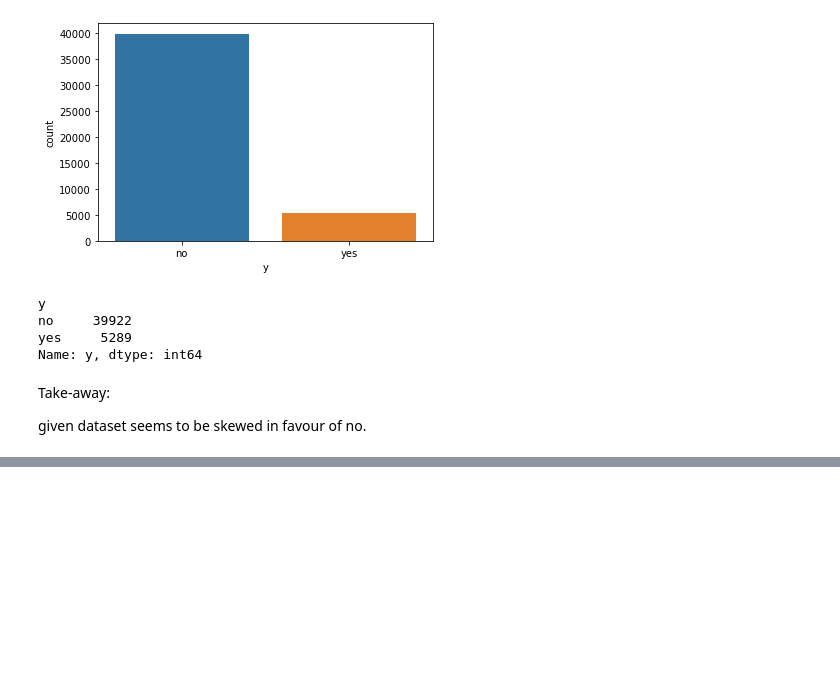
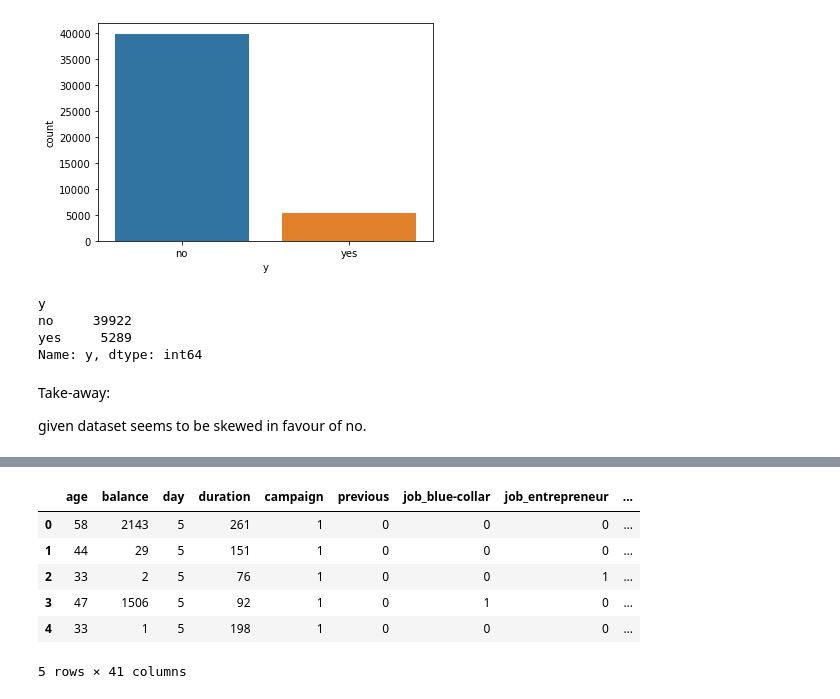
Before and after one commit to devanglad/ML_CW_04, a Jupyter notebook: AssignDlad.ipynb, the cells around one changed output, grey strips where cells are left out. Drawn from its saved outputs; the diff is of its cells as text; code cells hidden in the pictures; blank space fills up the shorter version.

Commit message:
columns removed

```diff
--- a/AssignDlad.ipynb
+++ b/AssignDlad.ipynb
@@ -322,0 +466,3 @@ given dataset seems to be skewed in favour of no.
+# %%
+# assuming campaign count greater than 32 are as outliers
+df2 = df[df['campaign'] < 33]
@@ -322,0 +506,23 @@ given dataset seems to be skewed in favour of no.
+# %%
+df3 = df2[df2['previous'] < 40]
+# %%
+# handle categorical features
+cat_columns = ['job', 'marital', 'education', 'contact', 'month', 'poutcome']
+for col in  cat_columns:
+    df3 = pd.concat([df3.drop(col, axis=1),pd.get_dummies(df3[col], prefix=col, prefix_sep='_',drop_first=True, dummy_na=False)], axis=1)
+# %%
+bool_columns = ['housing', 'loan', 'y']
+for col in  bool_columns:
+    df3[col+'_new']=df3[col].apply(lambda x : 1 if x == 'yes' else 0)
+    df3.drop(col, axis=1, inplace=True)
+# %%
+# check the heading of the new matrix
+df3.head()
+# %% [output]
+|  | age | balance | day | duration | campaign | previous | job_blue-collar | job_entrepreneur | ... |
+| 0 | 58 | 2143 | 5 | 261 | 1 | 0 | 0 | 0 | ... |
+| 1 | 44 | 29 | 5 | 151 | 1 | 0 | 0 | 0 | ... |
+| 2 | 33 | 2 | 5 | 76 | 1 | 0 | 0 | 1 | ... |
+| 3 | 47 | 1506 | 5 | 92 | 1 | 0 | 1 | 0 | ... |
+| 4 | 33 | 1 | 5 | 198 | 1 | 0 | 0 | 0 | ... |
+5 rows × 41 columns
```
Also changed, not shown: parts of 19 cells of this notebook.
